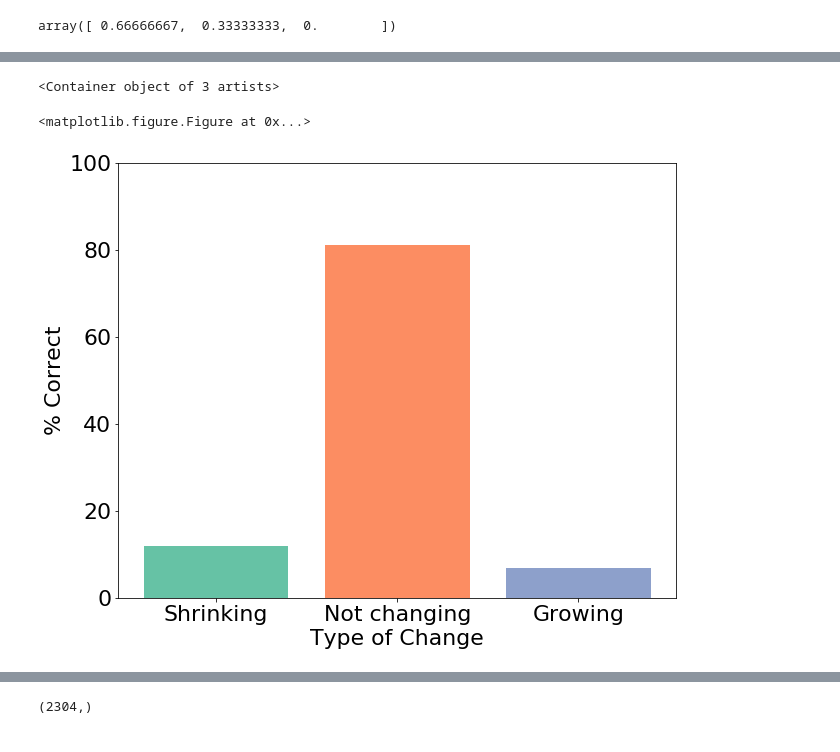
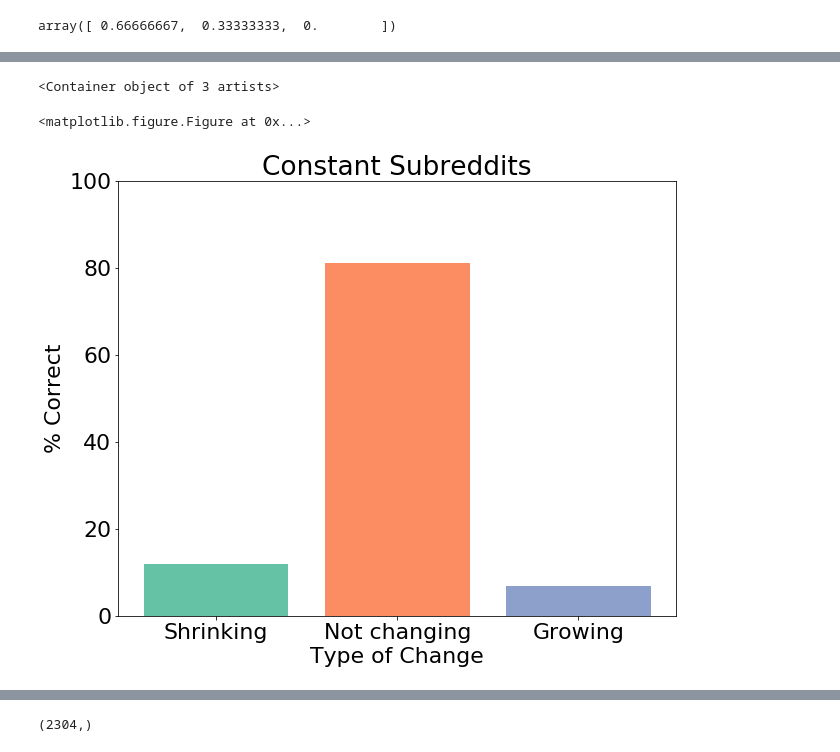
Before and after one commit to tharrington923/rCheckUp, a Jupyter notebook: code/ARMA_models.ipynb, the cells around one changed output, grey strips where cells are left out. Saved outputs shown, nothing was run; the diff lists cells and outputs as text; code cells hidden in the pictures.

```diff
--- a/code/ARMA_models.ipynb
+++ b/code/ARMA_models.ipynb
@@ -608,16 +608,16 @@ plt.bar([1,2,3],100*accuracy_by_type[0],tick_label=['Shrinking','Constant','Grow
 # %%
 plt.figure(figsize=(10,8))
 plt.figure(figsize=(10,8))
 plt.rcParams.update({'font.size': 22})
 plt.ylabel('% Correct')
 plt.ylim([0,100])
 plt.xlabel('Type of Change')
-#plt.title('Constant Subreddits')
+plt.title('Constant Subreddits')
 plt.bar([1,2,3],100*accuracy_by_type[1],tick_label=['Shrinking','Not changing','Growing'],color=['#66c2a5','#fc8d62','#8da0cb'])
 # %% [output]
 <Container object of 3 artists>
 <matplotlib.figure.Figure at 0x...>
-[figure, old version]
+[figure, new version]
 # %%
 plt.figure(figsize=(10,8))
 plt.rcParams.update({'font.size': 22})
```
Also changed, not shown: parts of 2 cells of this notebook, 6 other files.
